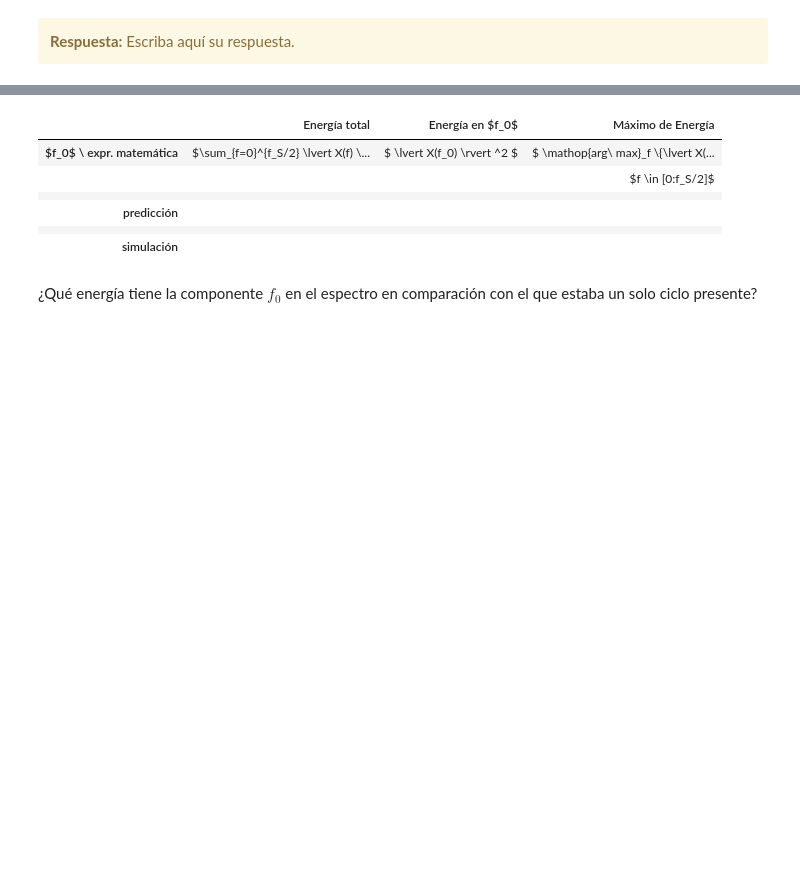
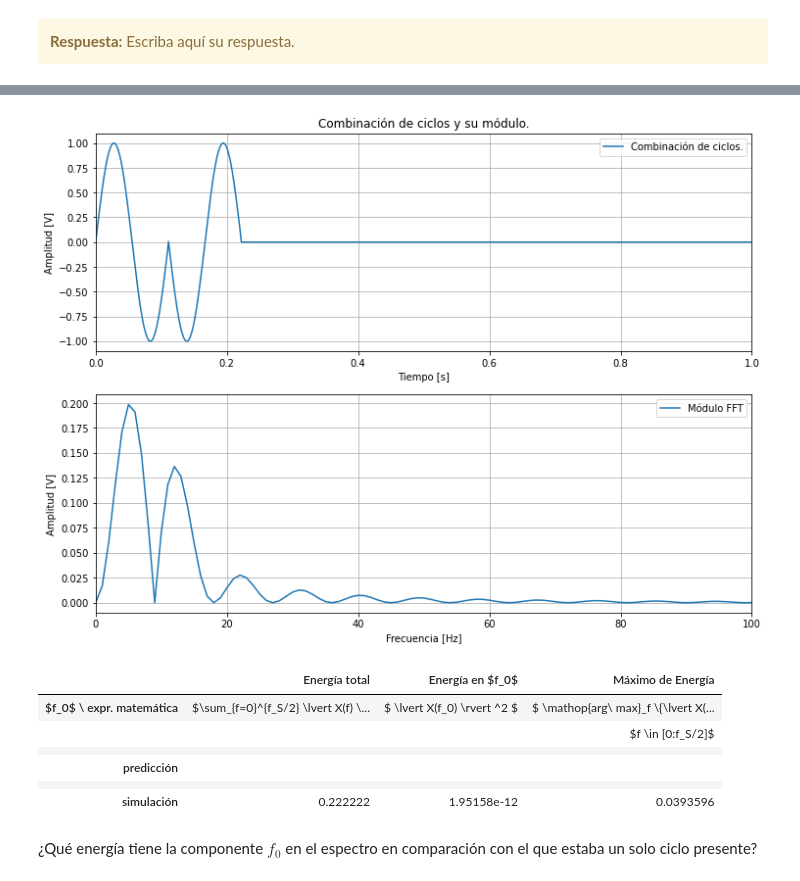
Before and after one commit to jbl95/pds-trabajosPracticos, a Jupyter notebook: TP1 - Muestreo de señales - Forurier.ipynb, the cells around one changed output, grey strips where cells are left out. Saved outputs shown, nothing was run; the diff lists cells and outputs as text; code cells hidden in the pictures; blank space fills up the shorter version.

```diff
--- a/TP1 - Muestreo de señales - Forurier.ipynb
+++ b/TP1 - Muestreo de señales - Forurier.ipynb
@@ -1333,31 +1398,79 @@ HTML(df.to_html())
 # %%
 #######################################
 # Tu simulación que genere resultados #
 #######################################
+
+vmax = 1
+dc = 0
+ph = 0
+N = 1000
+fs = 1000
+
+f0 = 9 * (fs/N)
+
+stop = int(N / f0)
+tN = stop
+
+tt1,signal1 = mi_func_sen (1, dc, f0, ph, N, fs)
+tt2,signal2 = mi_func_sen (1, dc, f0, npy.pi, N, fs)
+
+signal1[1*stop:] = 0
+
+signal2[:1*stop] = 0
+signal2[2*stop:] = 0
+
+
+signalSum_i = signal1 + signal2
+
+fff,modf,fas = fft_modulo_fase(tt,signalSum_i,fs,N)
+
+value = npy.sum(modf**2)
+tmax = npy.amax(modf**2)
+energia_en_f0 = float (modf[fff == f0] ** 2)
+
+plt.subplot(211)
+plt.plot(tt1, signalSum_i,label='Combinación de ciclos.')
+plt.xlim(0,1)
+plt.xlabel('Tiempo [s]')
+plt.ylabel('Amplitud [V]')
+plt.legend()
+plt.grid()
+plt.title('Combinación de ciclos y su módulo.')
+
+plt.subplot(212)
+plt.plot(fff,modf,label='Módulo FFT')
+plt.xlabel('Frecuencia [Hz]')
+plt.ylabel('Amplitud [V]')
+plt.xlim(0,100)
+plt.legend()
+plt.grid()
+plt.show()
+
 
 tus_resultados = [ ['$\sum_{f=0}^{f_S/2} \lvert X(f) \rvert ^2$', '$ \lvert X(f_0) \rvert ^2 $', '$ \mathop{arg\ max}_f \{\lvert X(f) \rvert ^2\} $'],
                    ['',                                     '',                           '$f \in [0:f_S/2]$'],
                   ['', '', ''],
                   ['', '', ''], # <-- completar acá
                   ['', '', ''],
-                  ['', '', '']  # <-- completar acá
+                  [value, energia_en_f0, tmax]  # <-- completar acá
                  ]
 df = DataFrame(tus_resultados, columns=['Energía total', 'Energía en $f_0$', 'Máximo de Energía'],
                index=['$f_0$ \ expr. matemática',
                       '',
                       '',
                       'predicción',
                       '',
                       'simulación'])
 HTML(df.to_html())
 # %% [output]
+[figure, added]
 |  | Energía total | Energía en $f_0$ | Máximo de Energía |
 | $f_0$ \ expr. matemática | $\sum_{f=0}^{f_S/2} \lvert X(f) \... | $ \lvert X(f_0) \rvert ^2 $ | $ \mathop{arg\ max}_f \{\lvert X(... |
 |  |  |  | $f \in [0:f_S/2]$ |
 |  |  |  |  |
 | predicción |  |  |  |
 |  |  |  |  |
-| simulación |  |  |  |
+| simulación | 0.222222 | 1.95158e-12 | 0.0393596 |
 # %% [markdown]
 ¿Qué energía tiene la componente $f_0$ en el espectro en comparación con el que estaba un solo ciclo presente?
 # %% [markdown]
```
Also changed, not shown: parts of 5 cells of this notebook.
